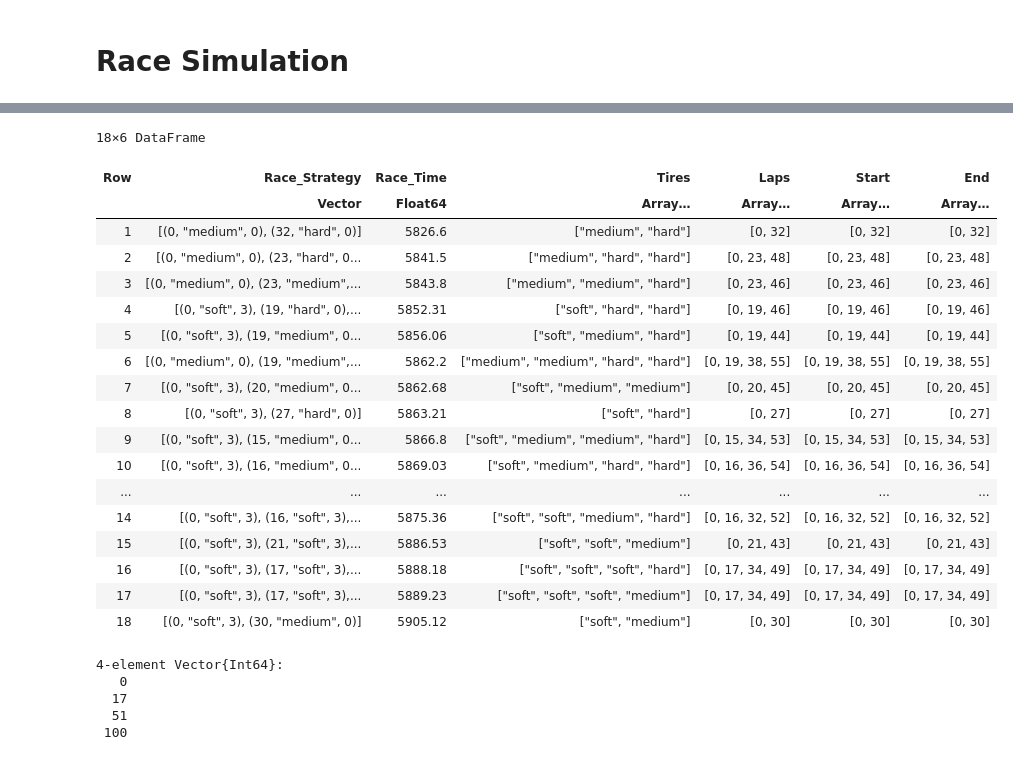
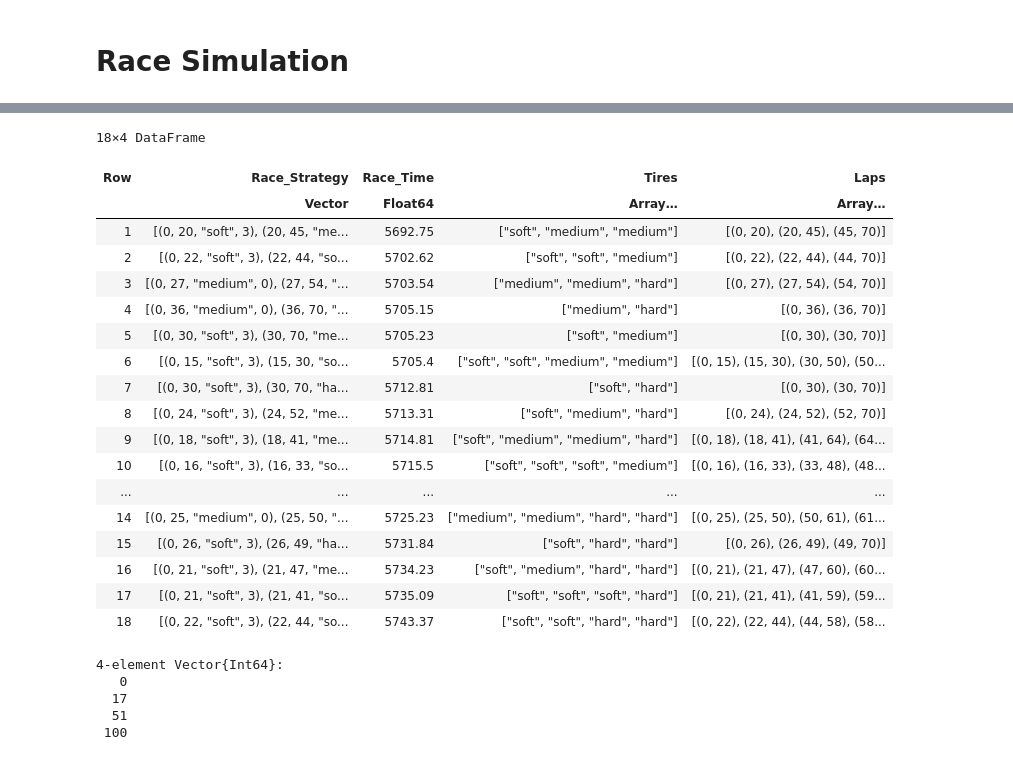
Before and after one commit to pezon/msca-optimization-f1-racing-strategy, a Jupyter notebook: simulation.ipynb, the cells around one changed output, grey strips where cells are left out. Drawn from its saved outputs; the diff is of its cells as text; code cells hidden in the pictures.

```diff
--- a/simulation.ipynb
+++ b/simulation.ipynb
@@ -7,5 +7,6 @@ include("src/race_times.jl")
 include("src/strategies.jl")
 include("src/simulation.jl")
 
-params = TOML.parsefile("params/params-cbeaume.toml")
+params = TOML.parsefile("params/params-empirical-lap39.toml")
+# params = TOML.parsefile("params/params-cbeaume.toml")
 # %% [output]
@@ -74,31 +74,29 @@ x = [19.0, 19.0, 17.0, 15.0]
 # %%
-tires(rs) = [stint[2] for stint in rs]
-start_lap(rs) = [stint[1] for stint in rs]
-end_lap(rs) = [stint[1] for stint in rs]
+tires(rs) = [stint[3] for stint in rs]
+laps(rs) = [(stint[1], stint[2]) for stint in rs]
 results[:,"Tires"] = tires.(results[:,"Race_Strategy"])
-results[:,"Start"] = start_lap.(results[:,"Race_Strategy"])
-results[:,"End"] = end_lap.(results[:,"Race_Strategy"])
+results[:,"Laps"] = laps.(results[:,"Race_Strategy"])
 unique(results,3)
 # %% [output]
-18×6 DataFrame
+18×4 DataFrame
-| Row | Race_Strategy | Race_Time | Tires | Laps | Start | End |
-|  | Vector | Float64 | Array… | Array… | Array… | Array… |
-| 1 | [(0, "medium", 0), (32, "hard", 0)] | 5826.6 | ["medium", "hard"] | [0, 32] | [0, 32] | [0, 32] |
-| 2 | [(0, "medium", 0), (23, "hard", 0... | 5841.5 | ["medium", "hard", "hard"] | [0, 23, 48] | [0, 23, 48] | [0, 23, 48] |
-| 3 | [(0, "medium", 0), (23, "medium",... | 5843.8 | ["medium", "medium", "hard"] | [0, 23, 46] | [0, 23, 46] | [0, 23, 46] |
-| 4 | [(0, "soft", 3), (19, "hard", 0),... | 5852.31 | ["soft", "hard", "hard"] | [0, 19, 46] | [0, 19, 46] | [0, 19, 46] |
-| 5 | [(0, "soft", 3), (19, "medium", 0... | 5856.06 | ["soft", "medium", "hard"] | [0, 19, 44] | [0, 19, 44] | [0, 19, 44] |
-| 6 | [(0, "medium", 0), (19, "medium",... | 5862.2 | ["medium", "medium", "hard", "hard"] | [0, 19, 38, 55] | [0, 19, 38, 55] | [0, 19, 38, 55] |
-| 7 | [(0, "soft", 3), (20, "medium", 0... | 5862.68 | ["soft", "medium", "medium"] | [0, 20, 45] | [0, 20, 45] | [0, 20, 45] |
-| 8 | [(0, "soft", 3), (27, "hard", 0)] | 5863.21 | ["soft", "hard"] | [0, 27] | [0, 27] | [0, 27] |
-| 9 | [(0, "soft", 3), (15, "medium", 0... | 5866.8 | ["soft", "medium", "medium", "hard"] | [0, 15, 34, 53] | [0, 15, 34, 53] | [0, 15, 34, 53] |
-| 10 | [(0, "soft", 3), (16, "medium", 0... | 5869.03 | ["soft", "medium", "hard", "hard"] | [0, 16, 36, 54] | [0, 16, 36, 54] | [0, 16, 36, 54] |
-| ... | ... | ... | ... | ... | ... | ... |
-| 14 | [(0, "soft", 3), (16, "soft", 3),... | 5875.36 | ["soft", "soft", "medium", "hard"] | [0, 16, 32, 52] | [0, 16, 32, 52] | [0, 16, 32, 52] |
-| 15 | [(0, "soft", 3), (21, "soft", 3),... | 5886.53 | ["soft", "soft", "medium"] | [0, 21, 43] | [0, 21, 43] | [0, 21, 43] |
-| 16 | [(0, "soft", 3), (17, "soft", 3),... | 5888.18 | ["soft", "soft", "soft", "hard"] | [0, 17, 34, 49] | [0, 17, 34, 49] | [0, 17, 34, 49] |
-| 17 | [(0, "soft", 3), (17, "soft", 3),... | 5889.23 | ["soft", "soft", "soft", "medium"] | [0, 17, 34, 49] | [0, 17, 34, 49] | [0, 17, 34, 49] |
-| 18 | [(0, "soft", 3), (30, "medium", 0)] | 5905.12 | ["soft", "medium"] | [0, 30] | [0, 30] | [0, 30] |
+| Row | Race_Strategy | Race_Time | Tires | Laps |
+|  | Vector | Float64 | Array… | Array… |
+| 1 | [(0, 20, "soft", 3), (20, 45, "me... | 5692.75 | ["soft", "medium", "medium"] | [(0, 20), (20, 45), (45, 70)] |
+| 2 | [(0, 22, "soft", 3), (22, 44, "so... | 5702.62 | ["soft", "soft", "medium"] | [(0, 22), (22, 44), (44, 70)] |
+| 3 | [(0, 27, "medium", 0), (27, 54, "... | 5703.54 | ["medium", "medium", "hard"] | [(0, 27), (27, 54), (54, 70)] |
+| 4 | [(0, 36, "medium", 0), (36, 70, "... | 5705.15 | ["medium", "hard"] | [(0, 36), (36, 70)] |
+| 5 | [(0, 30, "soft", 3), (30, 70, "me... | 5705.23 | ["soft", "medium"] | [(0, 30), (30, 70)] |
+| 6 | [(0, 15, "soft", 3), (15, 30, "so... | 5705.4 | ["soft", "soft", "medium", "medium"] | [(0, 15), (15, 30), (30, 50), (50... |
+| 7 | [(0, 30, "soft", 3), (30, 70, "ha... | 5712.81 | ["soft", "hard"] | [(0, 30), (30, 70)] |
+| 8 | [(0, 24, "soft", 3), (24, 52, "me... | 5713.31 | ["soft", "medium", "hard"] | [(0, 24), (24, 52), (52, 70)] |
+| 9 | [(0, 18, "soft", 3), (18, 41, "me... | 5714.81 | ["soft", "medium", "medium", "hard"] | [(0, 18), (18, 41), (41, 64), (64... |
+| 10 | [(0, 16, "soft", 3), (16, 33, "so... | 5715.5 | ["soft", "soft", "soft", "medium"] | [(0, 16), (16, 33), (33, 48), (48... |
+| ... | ... | ... | ... | ... |
+| 14 | [(0, 25, "medium", 0), (25, 50, "... | 5725.23 | ["medium", "medium", "hard", "hard"] | [(0, 25), (25, 50), (50, 61), (61... |
+| 15 | [(0, 26, "soft", 3), (26, 49, "ha... | 5731.84 | ["soft", "hard", "hard"] | [(0, 26), (26, 49), (49, 70)] |
+| 16 | [(0, 21, "soft", 3), (21, 47, "me... | 5734.23 | ["soft", "medium", "hard", "hard"] | [(0, 21), (21, 47), (47, 60), (60... |
+| 17 | [(0, 21, "soft", 3), (21, 41, "so... | 5735.09 | ["soft", "soft", "soft", "hard"] | [(0, 21), (21, 41), (41, 59), (59... |
+| 18 | [(0, 22, "soft", 3), (22, 44, "so... | 5743.37 | ["soft", "soft", "hard", "hard"] | [(0, 22), (22, 44), (44, 58), (58... |
 # %%
 cumsum([0, 17, 34, 49])
 # %% [output]
```
Also changed, not shown: parts of 2 cells of this notebook, 4 other files.
